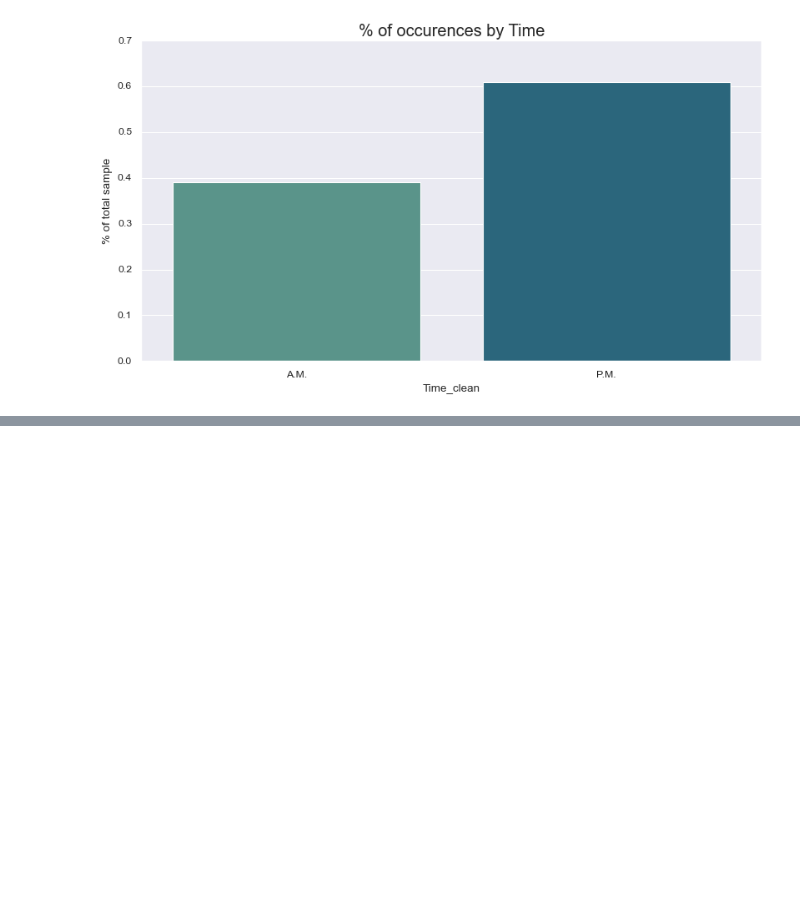
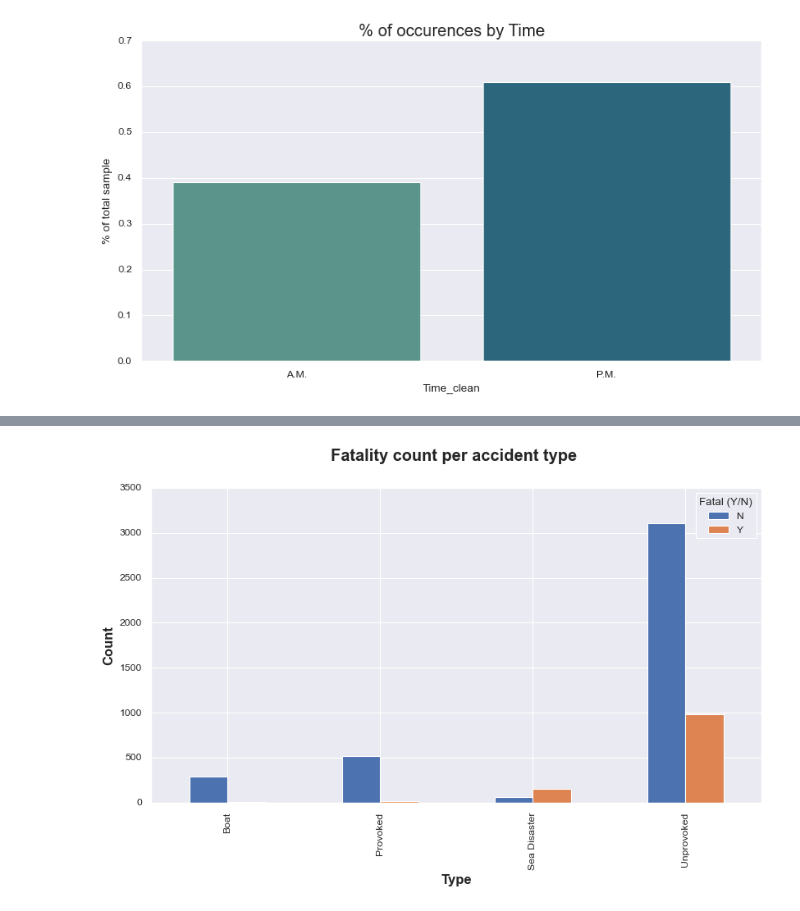
Before and after one commit to nb3110/shark-attack-blasi, a Jupyter notebook: analysis.ipynb, the cells around one changed output, grey strips where cells are left out. Saved outputs shown, nothing was run; the diff lists cells and outputs as text; code cells hidden in the pictures; blank space fills up the shorter version.

```diff
--- a/analysis.ipynb
+++ b/analysis.ipynb
@@ -378,0 +355,12 @@ plt.show()
+# %%
+fatal_filt = df[(df["Fatal (Y/N)"]!="UNKNOWN")&(df["Type"]!="Invalid")] # Define sample
+
+(fatal_filt.groupby("Type")["Fatal (Y/N)"].value_counts(normalize=False)
+   .unstack("Fatal (Y/N)").plot.bar(stacked=False)
+)
+plt.title("Fatality count per accident type ", size=18, weight='bold', pad=30)
+plt.xlabel('Type', size=15, weight='bold')
+plt.ylabel('Count', size=15, weight='bold')
+plt.show()
+# %% [output]
+[figure, added]
```
Also changed, not shown: parts of 60 cells of this notebook.
